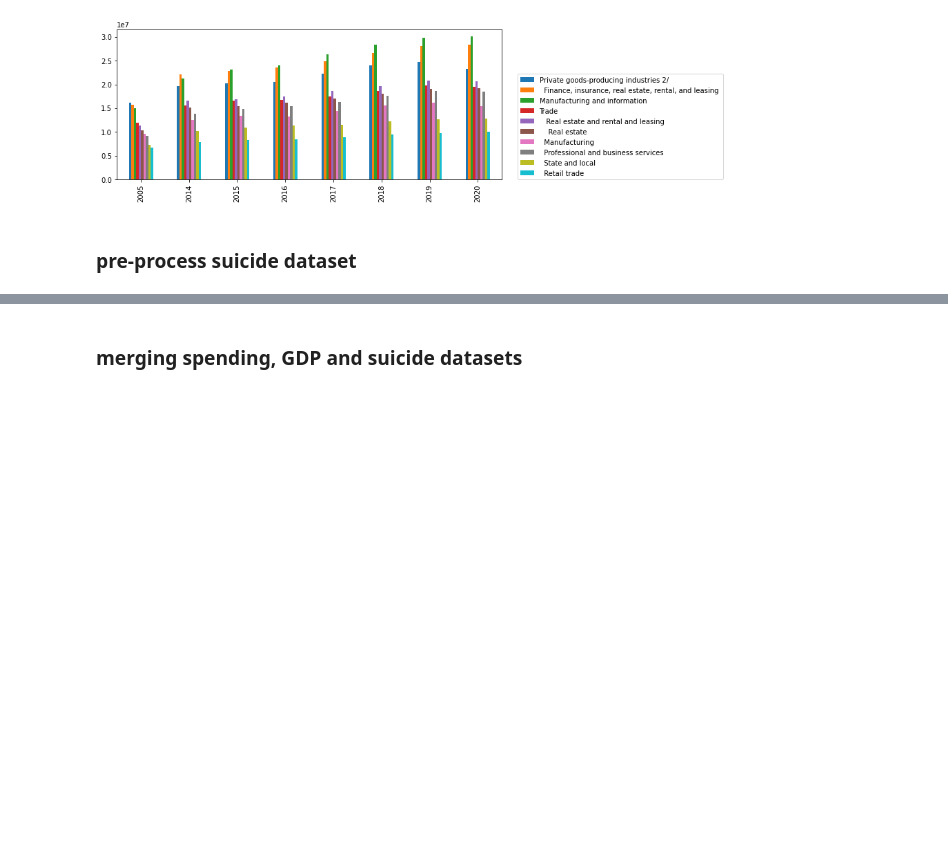
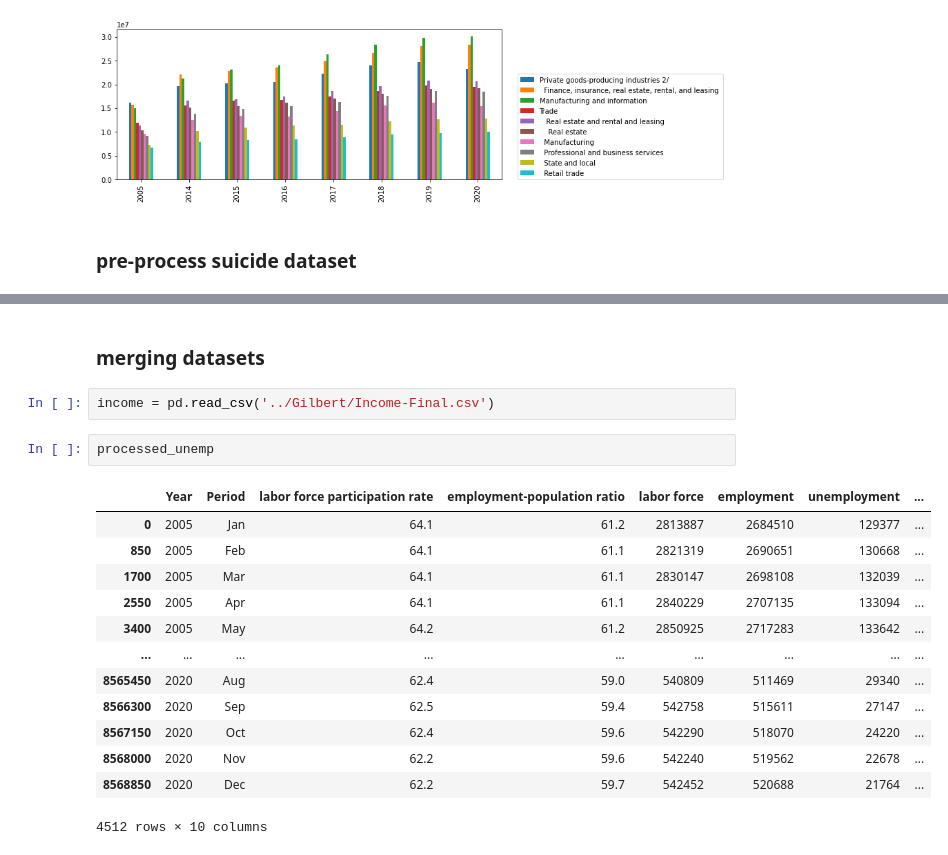
Before and after one commit to MajdAlali99/Data-Wrangling-Project, a Jupyter notebook: Majd/EconomicalFactors-SuicideRate-Analysis.ipynb, the cells around one changed output, grey strips where cells are left out. Cells and saved outputs as stored; diff of their text form; blank space fills up the shorter version.

Commit message:
merging datasets

```diff
--- a/Majd/EconomicalFactors-SuicideRate-Analysis.ipynb
+++ b/Majd/EconomicalFactors-SuicideRate-Analysis.ipynb
@@ -140,5 +160,23 @@ sui_avr = sui_avr.rename(columns={'RATE': 'suicide rate'})
 # %% [markdown]
-### merging spending, GDP and suicide datasets
+### merging datasets
+# %%
+income = pd.read_csv('../Gilbert/Income-Final.csv')
+# %%
+processed_unemp
+# %% [output]
+|  | Year | Period | labor force participation rate | employment-population ratio | labor force | employment | unemployment | ... |
+| 0 | 2005 | Jan | 64.1 | 61.2 | 2813887 | 2684510 | 129377 | ... |
+| 850 | 2005 | Feb | 64.1 | 61.1 | 2821319 | 2690651 | 130668 | ... |
+| 1700 | 2005 | Mar | 64.1 | 61.1 | 2830147 | 2698108 | 132039 | ... |
+| 2550 | 2005 | Apr | 64.1 | 61.1 | 2840229 | 2707135 | 133094 | ... |
+| 3400 | 2005 | May | 64.2 | 61.2 | 2850925 | 2717283 | 133642 | ... |
+| ... | ... | ... | ... | ... | ... | ... | ... | ... |
+| 8565450 | 2020 | Aug | 62.4 | 59.0 | 540809 | 511469 | 29340 | ... |
+| 8566300 | 2020 | Sep | 62.5 | 59.4 | 542758 | 515611 | 27147 | ... |
+| 8567150 | 2020 | Oct | 62.4 | 59.6 | 542290 | 518070 | 24220 | ... |
+| 8568000 | 2020 | Nov | 62.2 | 59.6 | 542240 | 519562 | 22678 | ... |
+| 8568850 | 2020 | Dec | 62.2 | 59.7 | 542452 | 520688 | 21764 | ... |
+4512 rows × 10 columns
 # %%
 sp_df = sp_avr.iloc[1:].unstack().to_frame()
 gdp_df = GDP_avr.iloc[1:].unstack().to_frame()
```
Also changed, not shown: parts of 5 cells of this notebook.
